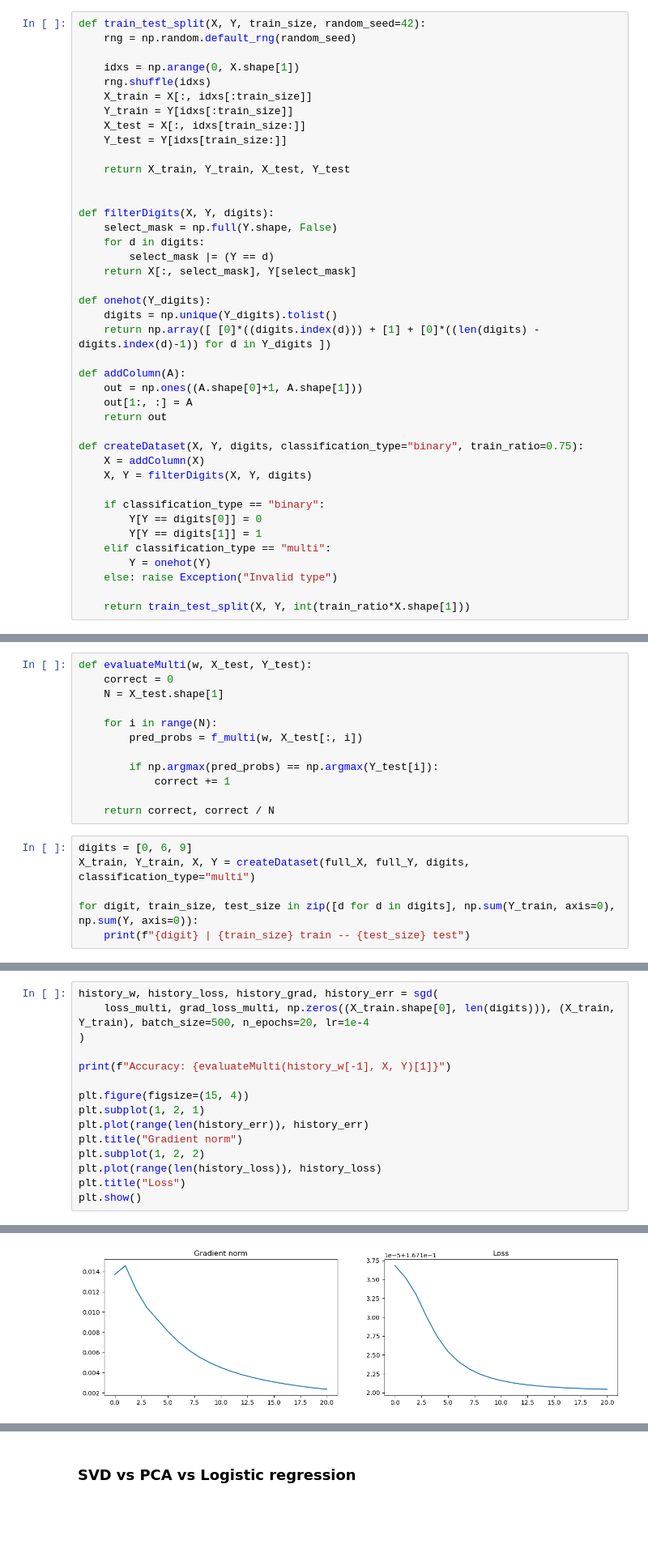
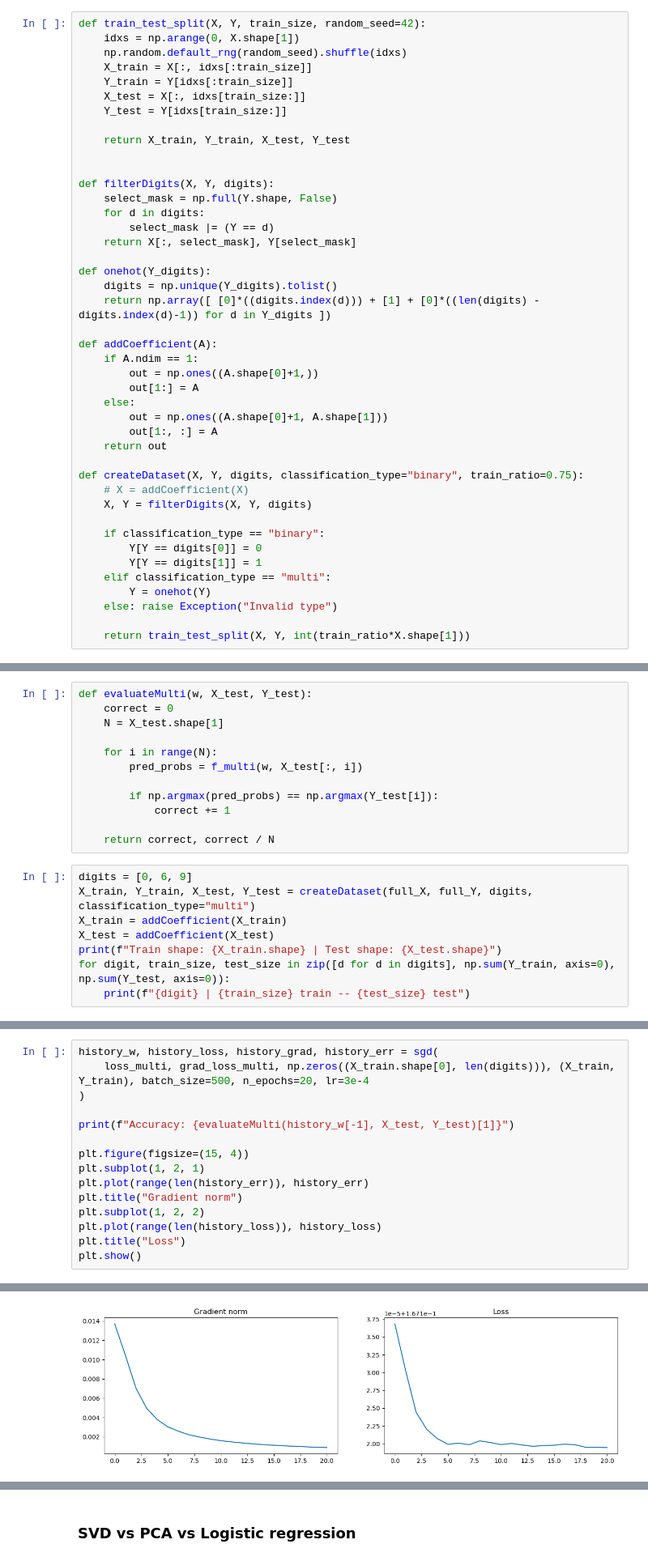
Before and after one commit to NotXia/unibo-smm-homework, a Jupyter notebook: homework3/2_sgd.ipynb, the cells around one changed output, grey strips where cells are left out. Shown at 81% size. Drawn from its saved outputs; the diff is of its cells as text; blank space fills up the shorter version.

```diff
--- a/homework3/2_sgd.ipynb
+++ b/homework3/2_sgd.ipynb
@@ -45,10 +46,8 @@ def sgd(loss, grad_loss, w0, data, batch_size, n_epochs, lr, random_seed=42):
 ## Data preparation
 # %%
 def train_test_split(X, Y, train_size, random_seed=42):
-    rng = np.random.default_rng(random_seed)
-
     idxs = np.arange(0, X.shape[1])
-    rng.shuffle(idxs)
+    np.random.default_rng(random_seed).shuffle(idxs)
     X_train = X[:, idxs[:train_size]]
     Y_train = Y[idxs[:train_size]]
     X_test = X[:, idxs[train_size:]]
@@ -67,13 +66,17 @@ def onehot(Y_digits):
     digits = np.unique(Y_digits).tolist()
     return np.array([ [0]*((digits.index(d))) + [1] + [0]*((len(digits) - digits.index(d)-1)) for d in Y_digits ])
 
-def addColumn(A):
-    out = np.ones((A.shape[0]+1, A.shape[1]))
-    out[1:, :] = A
+def addCoefficient(A):
+    if A.ndim == 1:
+        out = np.ones((A.shape[0]+1,))
+        out[1:] = A
+    else:
+        out = np.ones((A.shape[0]+1, A.shape[1]))
+        out[1:, :] = A
     return out
 
 def createDataset(X, Y, digits, classification_type="binary", train_ratio=0.75):
-    X = addColumn(X)
+    # X = addCoefficient(X)
     X, Y = filterDigits(X, Y, digits)
 
     if classification_type == "binary":
@@ -455,8 +474,10 @@ def evaluateMulti(w, X_test, Y_test):
     return correct, correct / N
 # %%
 digits = [0, 6, 9]
-X_train, Y_train, X, Y = createDataset(full_X, full_Y, digits, classification_type="multi")
-
-for digit, train_size, test_size in zip([d for d in digits], np.sum(Y_train, axis=0), np.sum(Y, axis=0)):
+X_train, Y_train, X_test, Y_test = createDataset(full_X, full_Y, digits, classification_type="multi")
+X_train = addCoefficient(X_train)
+X_test = addCoefficient(X_test)
+print(f"Train shape: {X_train.shape} | Test shape: {X_test.shape}")
+for digit, train_size, test_size in zip([d for d in digits], np.sum(Y_train, axis=0), np.sum(Y_test, axis=0)):
     print(f"{digit} | {train_size} train -- {test_size} test")
 # %% [output]
@@ -465,10 +487,10 @@ for digit, train_size, test_size in zip([d for d in digits], np.sum(Y_train, axi
 9 | 3123 train -- 1065 test
 # %%
 history_w, history_loss, history_grad, history_err = sgd(
-    loss_multi, grad_loss_multi, np.zeros((X_train.shape[0], len(digits))), (X_train, Y_train), batch_size=500, n_epochs=20, lr=1e-4
+    loss_multi, grad_loss_multi, np.zeros((X_train.shape[0], len(digits))), (X_train, Y_train), batch_size=500, n_epochs=20, lr=3e-4
 )
 
-print(f"Accuracy: {evaluateMulti(history_w[-1], X, Y)[1]}")
+print(f"Accuracy: {evaluateMulti(history_w[-1], X_test, Y_test)[1]}")
 
 plt.figure(figsize=(15, 4))
 plt.subplot(1, 2, 1)
@@ -483,4 +505,4 @@ Accuracy: 0.9756019261637239
-[figure, old version]
+[figure, new version]
 # %%
 history_w, curr_k, history_loss, history_grad, history_err = gd(
     loss_multi, grad_loss_multi, np.zeros((X_train.shape[0], len(digits))), (X_train, Y_train), 100, 1e-6, 1e-6
```
Also changed, not shown: parts of 13 cells of this notebook, 4 other files.
